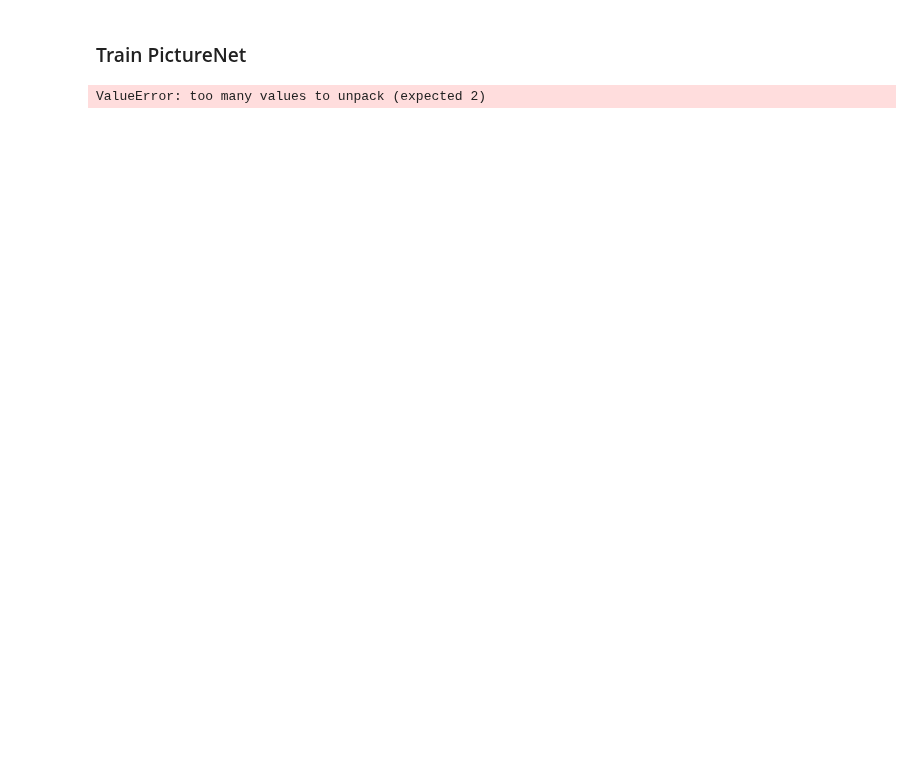
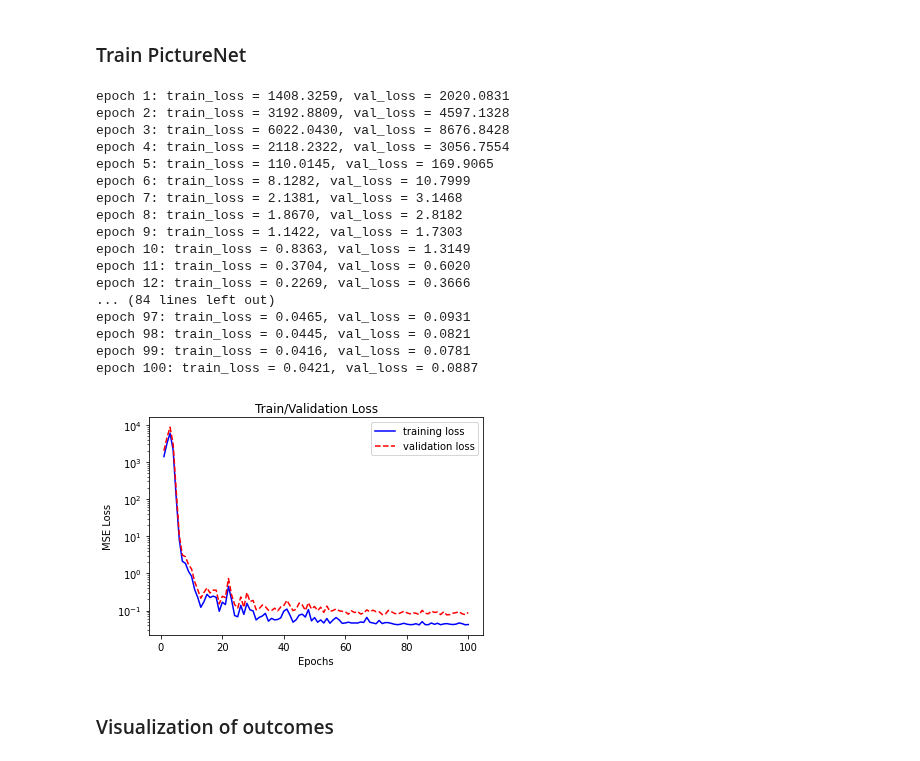
Before and after one commit to ShaoKAi100812/Pendant_Drop_Tensiometry_Prediction, a Jupyter notebook: main.ipynb, the cells around one changed output. Drawn from its saved outputs; the diff is of its cells as text; code cells hidden in the pictures; blank space fills up the shorter version.

```diff
--- a/main.ipynb
+++ b/main.ipynb
@@ -336,21 +373,40 @@ Ground Truths = tensor([[39.6000, 12.6000],
 ### Train PictureNet
 # %%
 in_channel = 1
-channel_1 = 4
-channel_2 = 8
-channel_3 = 16
+channel_1 = 64
+channel_2 = 128
+channel_3 = 256
 node_1 = 4096
 node_2 = 4096
 out_channel = 160
 
 learning_rate = 1e-3
 
 model_picture = PictureNet(in_channel, channel_1, channel_2, channel_3, node_1, node_2, out_channel)
 optimizer = optim.Adam(model_picture.parameters(), lr=learning_rate)
-epoch = 1
+epoch = 100
 
 train_picture(model_picture, optimizer, epoch)
-PATH_CAL = os.path.join(os.getcwd(), "model_cal")
-torch.save(model_picture, PATH_CAL)
+PATH_PIC = os.path.join(os.getcwd(), "model_pic")
+torch.save(model_picture, PATH_PIC)
 # %% [output]
-ValueError: too many values to unpack (expected 2)
+epoch 1: train_loss = 1408.3259, val_loss = 2020.0831
+epoch 2: train_loss = 3192.8809, val_loss = 4597.1328
+epoch 3: train_loss = 6022.0430, val_loss = 8676.8428
+epoch 4: train_loss = 2118.2322, val_loss = 3056.7554
+epoch 5: train_loss = 110.0145, val_loss = 169.9065
+epoch 6: train_loss = 8.1282, val_loss = 10.7999
+epoch 7: train_loss = 2.1381, val_loss = 3.1468
+epoch 8: train_loss = 1.8670, val_loss = 2.8182
+epoch 9: train_loss = 1.1422, val_loss = 1.7303
+epoch 10: train_loss = 0.8363, val_loss = 1.3149
+epoch 11: train_loss = 0.3704, val_loss = 0.6020
+epoch 12: train_loss = 0.2269, val_loss = 0.3666
+... (84 lines left out)
+epoch 97: train_loss = 0.0465, val_loss = 0.0931
+epoch 98: train_loss = 0.0445, val_loss = 0.0821
+epoch 99: train_loss = 0.0416, val_loss = 0.0781
+epoch 100: train_loss = 0.0421, val_loss = 0.0887
+[figure, added]
+# %% [markdown]
+### Visualization of outcomes
```
Also changed, not shown: parts of 6 cells of this notebook.
